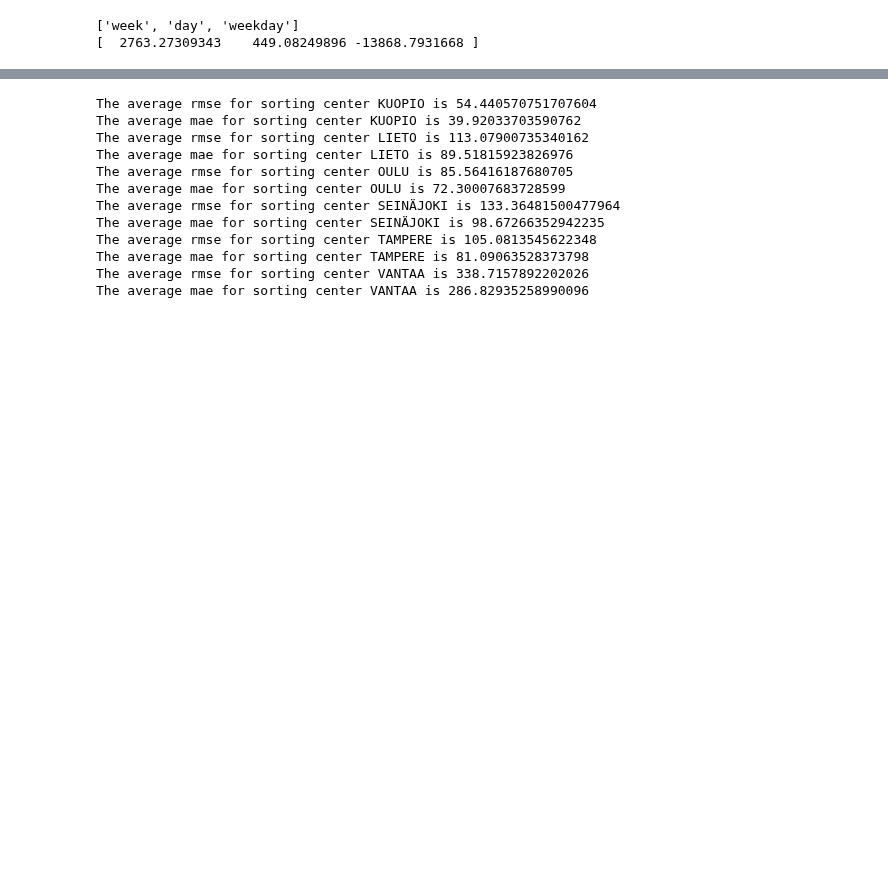
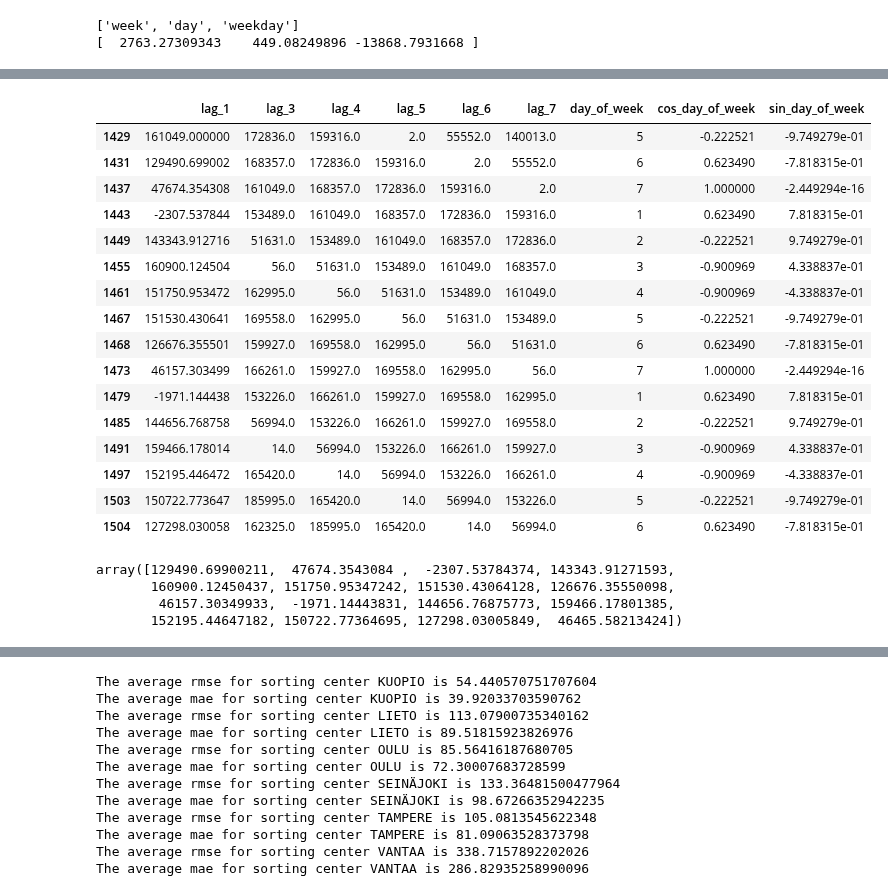
Before and after one commit to 504523tb/CIEM6302-Advanced-Data-Science-for-Traffic-and-Transportation-Engineering-PrimeVision-G1, a Jupyter notebook: notebook_temp_kristian.ipynb, the cells around one changed output, grey strips where cells are left out. Saved outputs shown, nothing was run; the diff lists cells and outputs as text; code cells hidden in the pictures; blank space fills up the shorter version.

```diff
--- a/notebook_temp_kristian.ipynb
+++ b/notebook_temp_kristian.ipynb
@@ -254,0 +255,28 @@ Name: scanning_date, dtype: datetime64[ns]
+# %%
+
+X_test
+# %% [output]
+|  | lag_1 | lag_3 | lag_4 | lag_5 | lag_6 | lag_7 | day_of_week | cos_day_of_week | sin_day_of_week |
+| 1429 | 161049.000000 | 172836.0 | 159316.0 | 2.0 | 55552.0 | 140013.0 | 5 | -0.222521 | -9.749279e-01 |
+| 1431 | 129490.699002 | 168357.0 | 172836.0 | 159316.0 | 2.0 | 55552.0 | 6 | 0.623490 | -7.818315e-01 |
+| 1437 | 47674.354308 | 161049.0 | 168357.0 | 172836.0 | 159316.0 | 2.0 | 7 | 1.000000 | -2.449294e-16 |
+| 1443 | -2307.537844 | 153489.0 | 161049.0 | 168357.0 | 172836.0 | 159316.0 | 1 | 0.623490 | 7.818315e-01 |
+| 1449 | 143343.912716 | 51631.0 | 153489.0 | 161049.0 | 168357.0 | 172836.0 | 2 | -0.222521 | 9.749279e-01 |
+| 1455 | 160900.124504 | 56.0 | 51631.0 | 153489.0 | 161049.0 | 168357.0 | 3 | -0.900969 | 4.338837e-01 |
+| 1461 | 151750.953472 | 162995.0 | 56.0 | 51631.0 | 153489.0 | 161049.0 | 4 | -0.900969 | -4.338837e-01 |
+| 1467 | 151530.430641 | 169558.0 | 162995.0 | 56.0 | 51631.0 | 153489.0 | 5 | -0.222521 | -9.749279e-01 |
+| 1468 | 126676.355501 | 159927.0 | 169558.0 | 162995.0 | 56.0 | 51631.0 | 6 | 0.623490 | -7.818315e-01 |
+| 1473 | 46157.303499 | 166261.0 | 159927.0 | 169558.0 | 162995.0 | 56.0 | 7 | 1.000000 | -2.449294e-16 |
+| 1479 | -1971.144438 | 153226.0 | 166261.0 | 159927.0 | 169558.0 | 162995.0 | 1 | 0.623490 | 7.818315e-01 |
+| 1485 | 144656.768758 | 56994.0 | 153226.0 | 166261.0 | 159927.0 | 169558.0 | 2 | -0.222521 | 9.749279e-01 |
+| 1491 | 159466.178014 | 14.0 | 56994.0 | 153226.0 | 166261.0 | 159927.0 | 3 | -0.900969 | 4.338837e-01 |
+| 1497 | 152195.446472 | 165420.0 | 14.0 | 56994.0 | 153226.0 | 166261.0 | 4 | -0.900969 | -4.338837e-01 |
+| 1503 | 150722.773647 | 185995.0 | 165420.0 | 14.0 | 56994.0 | 153226.0 | 5 | -0.222521 | -9.749279e-01 |
+| 1504 | 127298.030058 | 162325.0 | 185995.0 | 165420.0 | 14.0 | 56994.0 | 6 | 0.623490 | -7.818315e-01 |
+# %%
+predictions
+# %% [output]
+array([129490.69900211,  47674.3543084 ,  -2307.53784374, 143343.91271593,
+       160900.12450437, 151750.95347242, 151530.43064128, 126676.35550098,
+        46157.30349933,  -1971.14443831, 144656.76875773, 159466.17801385,
+       152195.44647182, 150722.77364695, 127298.03005849,  46465.58213424])
```
Also changed, not shown: parts of 13 cells of this notebook.
